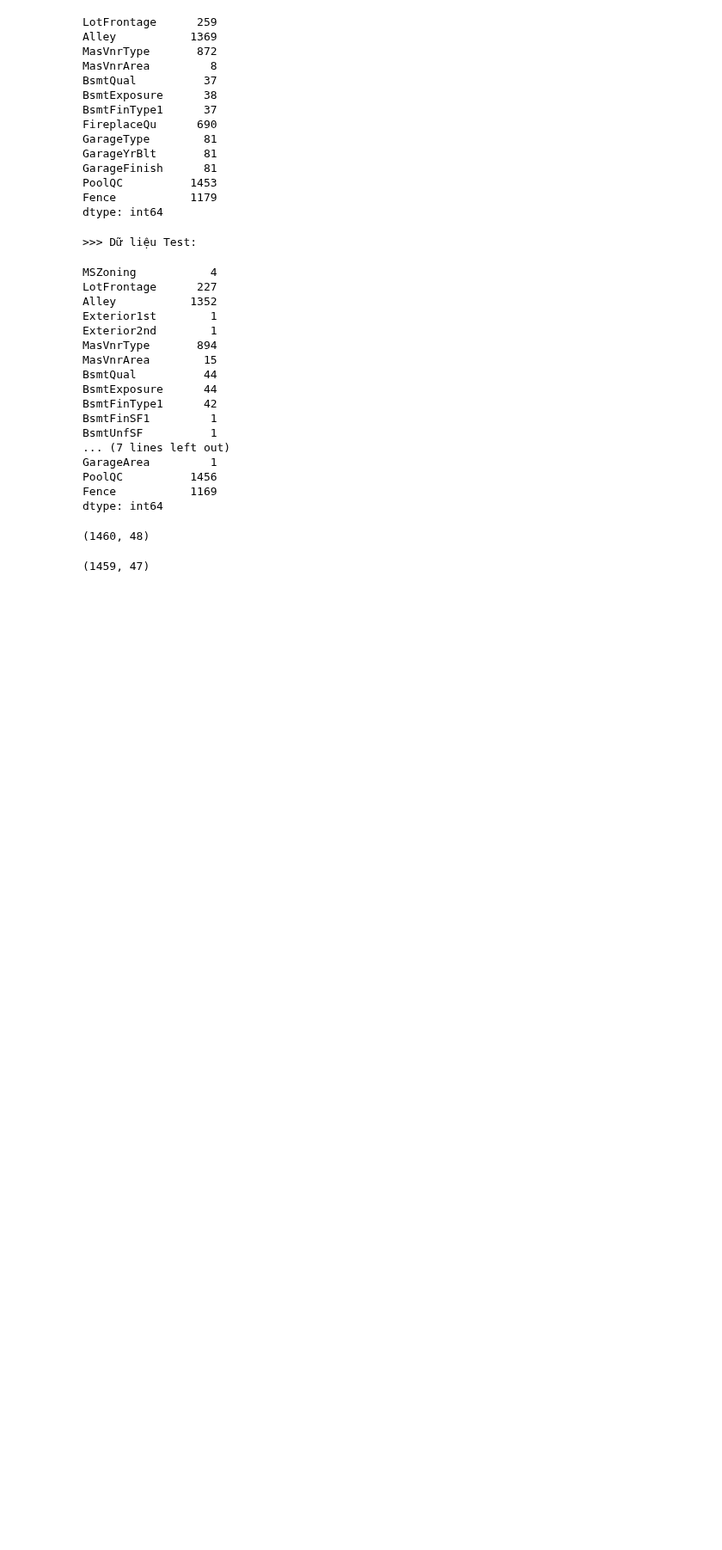
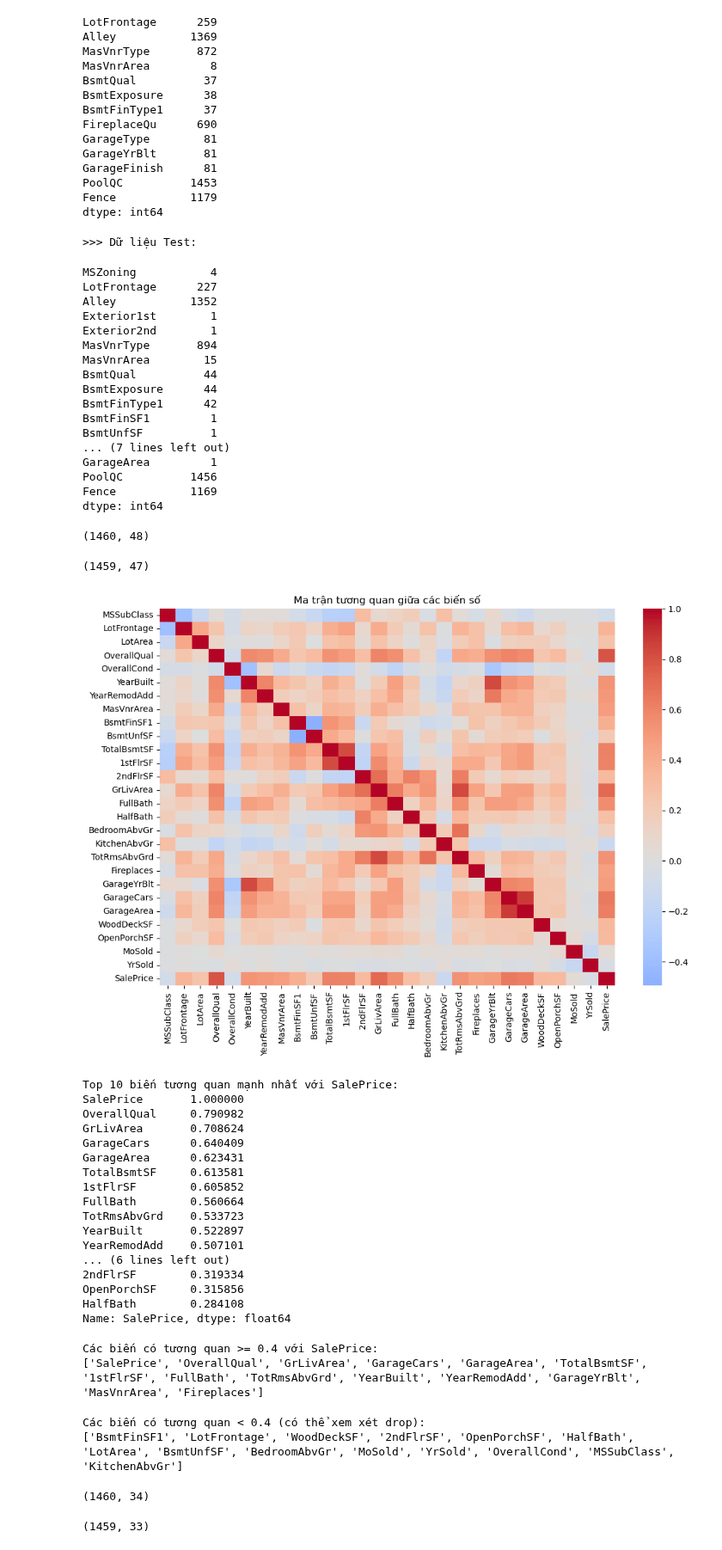
Before and after one commit to bibo0610/sgu25_ml_group, a Jupyter notebook: preprocessing/preprocessing02.ipynb, the cells around one changed output. Shown at 86% size. Cells and saved outputs as stored; diff of their text form; code cells hidden in the pictures; blank space fills up the shorter version.

Commit message:
drop

```diff
--- a/preprocessing/preprocessing02.ipynb
+++ b/preprocessing/preprocessing02.ipynb
@@ -269,3 +269,59 @@ dropCol(df_test,del_miss_col)
 df_test.shape
 # %% [output]
 (1459, 47)
+# %%
+corr = df_train.corr(numeric_only=True)
+plt.figure(figsize=(12,8))
+sns.heatmap(corr, cmap='coolwarm', center=0)
+plt.title('Ma trận tương quan giữa các biến số')
+plt.show()
+
+# Top 10 biến tương quan mạnh nhất với SalePrice
+corr_target = corr['SalePrice'].sort_values(ascending=False)
+print("Top 10 biến tương quan mạnh nhất với SalePrice:")
+print(corr_target.head(20))
+# %% [output]
+[figure, added]
+Top 10 biến tương quan mạnh nhất với SalePrice:
+SalePrice       1.000000
+OverallQual     0.790982
+GrLivArea       0.708624
+GarageCars      0.640409
+GarageArea      0.623431
+TotalBsmtSF     0.613581
+1stFlrSF        0.605852
+FullBath        0.560664
+TotRmsAbvGrd    0.533723
+YearBuilt       0.522897
+YearRemodAdd    0.507101
+... (6 lines left out)
+2ndFlrSF        0.319334
+OpenPorchSF     0.315856
+HalfBath        0.284108
+Name: SalePrice, dtype: float64
+# %%
+strong_corr_features = corr_target[corr_target >= 0.4].index.tolist()
+
+print("Các biến có tương quan >= 0.4 với SalePrice:")
+print(strong_corr_features)
+# %% [output]
+Các biến có tương quan >= 0.4 với SalePrice:
+['SalePrice', 'OverallQual', 'GrLivArea', 'GarageCars', 'GarageArea', 'TotalBsmtSF', '1stFlrSF', 'FullBath', 'TotRmsAbvGrd', 'YearBuilt', 'YearRemodAdd', 'GarageYrBlt', 'MasVnrArea', 'Fireplaces']
+# %%
+low_corr_features = corr_target[corr_target < 0.4].index.tolist()
+
+print("Các biến có tương quan < 0.4 (có thể xem xét drop):")
+print(low_corr_features)
+# %% [output]
+Các biến có tương quan < 0.4 (có thể xem xét drop):
+['BsmtFinSF1', 'LotFrontage', 'WoodDeckSF', '2ndFlrSF', 'OpenPorchSF', 'HalfBath', 'LotArea', 'BsmtUnfSF', 'BedroomAbvGr', 'MoSold', 'YrSold', 'OverallCond', 'MSSubClass', 'KitchenAbvGr']
+# %%
+dropCol(df_train,low_corr_features)
+df_train.shape
+# %% [output]
+(1460, 34)
+# %%
+dropCol(df_test,low_corr_features)
+df_test.shape
+# %% [output]
+(1459, 33)
```
